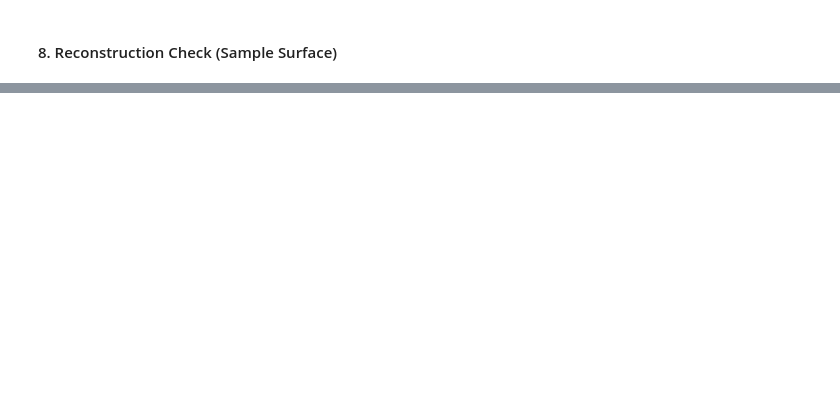
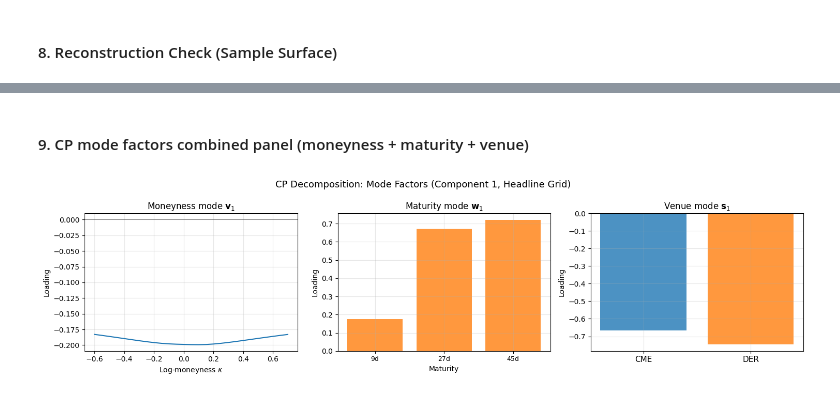
Before and after one commit to Lldelduca/bitcoin-risk-premia, a Jupyter notebook: notebooks/03_tensor_pca.ipynb, the cells around one changed output, grey strips where cells are left out. Saved outputs shown, nothing was run; the diff lists cells and outputs as text; code cells hidden in the pictures; blank space fills up the shorter version.

Commit message:
Update Notebooks 00-06

```diff
--- a/notebooks/03_tensor_pca.ipynb
+++ b/notebooks/03_tensor_pca.ipynb
@@ -223,3 +223,57 @@ print(f'   Tables:       {TAB_DIR}')
    State vector: c:\Projects\bitcoin-risk-premia\data\surfaces\tensor_pca_state.parquet
    Figures:      c:\Projects\bitcoin-risk-premia\results\tensor_pca\figures
    Tables:       c:\Projects\bitcoin-risk-premia\results\tensor_pca\tables
+# %% [markdown]
+#### 9. CP mode factors combined panel (moneyness + maturity + venue)
+# %%
+npz_path = SURFACES_DIR / "tensor_pca_factors_almeida.npz"
+
+if not npz_path.exists():
+    print("    [WARN] No tensor factors file found, skipping.")
+else:
+    data_comb = np.load(npz_path, allow_pickle=True)
+    V_comb = data_comb["V_moneyness"][:, 0]  # moneyness mode, component 1
+    W_comb = data_comb["W_maturity"][:, 0]   # maturity mode, component 1
+    S_comb = data_comb["S_venue"][:, 0]      # venue mode, component 1
+    k_grid_comb = data_comb["k_grid"]
+    t_grid_days_comb = data_comb["t_grid_days"]
+    venues_comb = data_comb["venues"]
+
+    fig, axes = plt.subplots(1, 3, figsize=(15, 4))
+
+    # Panel 1: Moneyness mode
+    ax = axes[0]
+    ax.plot(k_grid_comb, V_comb, "C0-", lw=1.5)
+    ax.axhline(0, color="black", lw=0.4)
+    ax.set_xlabel(r"Log-moneyness $\kappa$")
+    ax.set_ylabel("Loading")
+    ax.set_title("Moneyness mode $\\mathbf{v}_1$")
+
+    # Panel 2: Maturity mode
+    ax = axes[1]
+    ax.bar(range(len(t_grid_days_comb)), W_comb, color="C1", alpha=0.8)
+    ax.set_xticks(range(len(t_grid_days_comb)))
+    ax.set_xticklabels([f"{d}d" for d in t_grid_days_comb], fontsize=9)
+    ax.axhline(0, color="black", lw=0.4)
+    ax.set_xlabel("Maturity")
+    ax.set_ylabel("Loading")
+    ax.set_title("Maturity mode $\\mathbf{w}_1$")
+
+    # Panel 3: Venue mode
+    ax = axes[2]
+    colors = ["C0", "C1"]
+    ax.bar(range(len(venues_comb)), S_comb, color=colors, alpha=0.8)
+    ax.set_xticks(range(len(venues_comb)))
+    ax.set_xticklabels(venues_comb, fontsize=11)
+    ax.axhline(0, color="black", lw=0.4)
+    ax.set_ylabel("Loading")
+    ax.set_title("Venue mode $\\mathbf{s}_1$")
+
+    fig.suptitle("CP Decomposition: Mode Factors (Component 1, Headline Grid)", fontsize=13)
+    plt.tight_layout()
+
+    # Save to disk and display inline inside the notebook
+    plt.savefig(FIG_DIR / "fig_cp_modes_combined.png", dpi=150)
+    plt.show()
+# %% [output]
+[figure, added]
```
Also changed, not shown: parts of 9 cells of this notebook, 16 other files.
